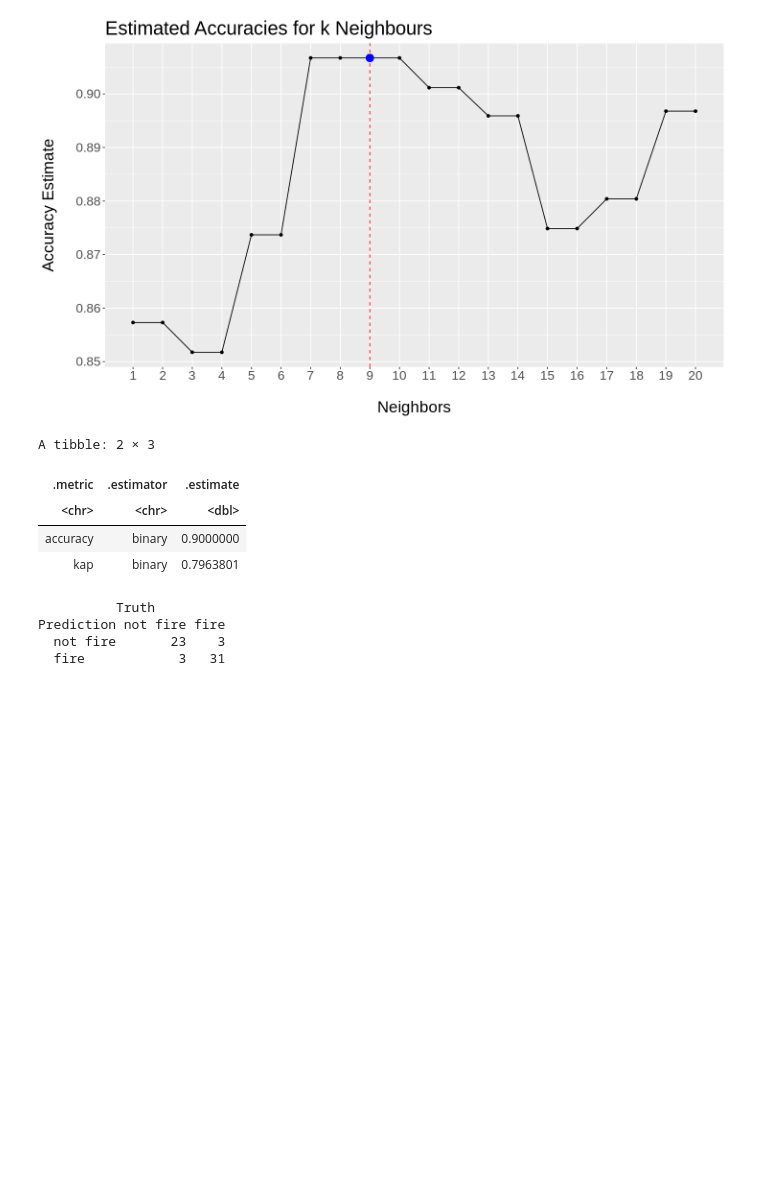
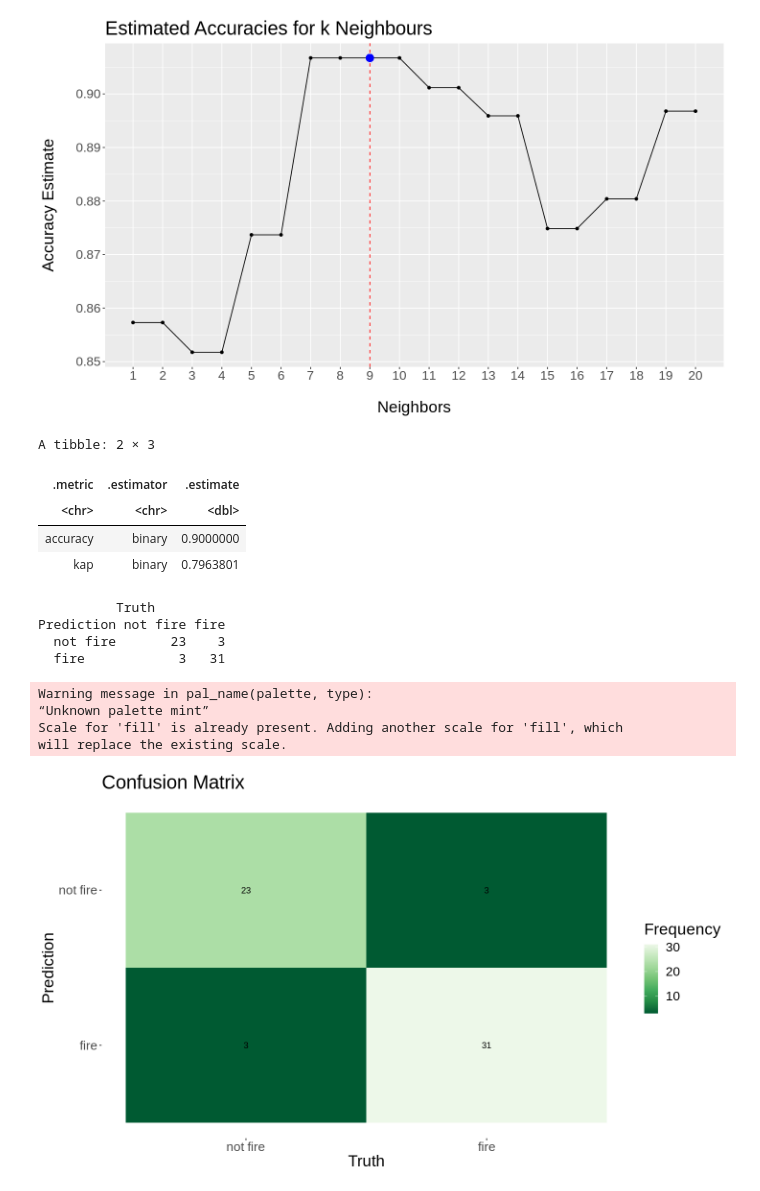
Before and after one commit to omertahi/DSCI100-Group26-Project, a Jupyter notebook: forest_fire_report.ipynb, the cells around one changed output. Drawn from its saved outputs; the diff is of its cells as text; code cells hidden in the pictures; blank space fills up the shorter version.

Commit message:
add confusion matrrix visualization

```diff
--- a/forest_fire_report.ipynb
+++ b/forest_fire_report.ipynb
@@ -308,15 +309,27 @@ ff_predictions <- predict(ff_fit, ff_test) %>%
 ff_predictions %>%
     metrics(truth = Classes, estimate = .pred_class)
 
-ff_predictions %>%
-    conf_mat(truth = Classes, estimate = .pred_class)
+ff_cm <- ff_predictions %>%
+         conf_mat(truth = Classes, estimate = .pred_class)
 # %% [output]
 A tibble: 2 × 3
 | .metric | .estimator | .estimate |
 | <chr> | <chr> | <dbl> |
 | accuracy | binary | 0.9000000 |
 | kap | binary | 0.7963801 |
-          Truth
-Prediction not fire fire
-  not fire       23    3
-  fire            3   31
+# %%
+ff_cm
+autoplot(ff_cm, type = "heatmap") +
+scale_fill_distiller(palette = "mint", name = "Frequency") + #color blind friendly
+ggtitle("Confusion Matrix") +
+theme(legend.position = "right", text = element_text(size = 20))
+# %% [output]
+          Truth
+Prediction not fire fire
+  not fire       23    3
+  fire            3   31
+Warning message in pal_name(palette, type):
+“Unknown palette mint”
+Scale for 'fill' is already present. Adding another scale for 'fill', which
+will replace the existing scale.
+[figure, added]
```
Also changed, not shown: parts of 2 cells of this notebook.
